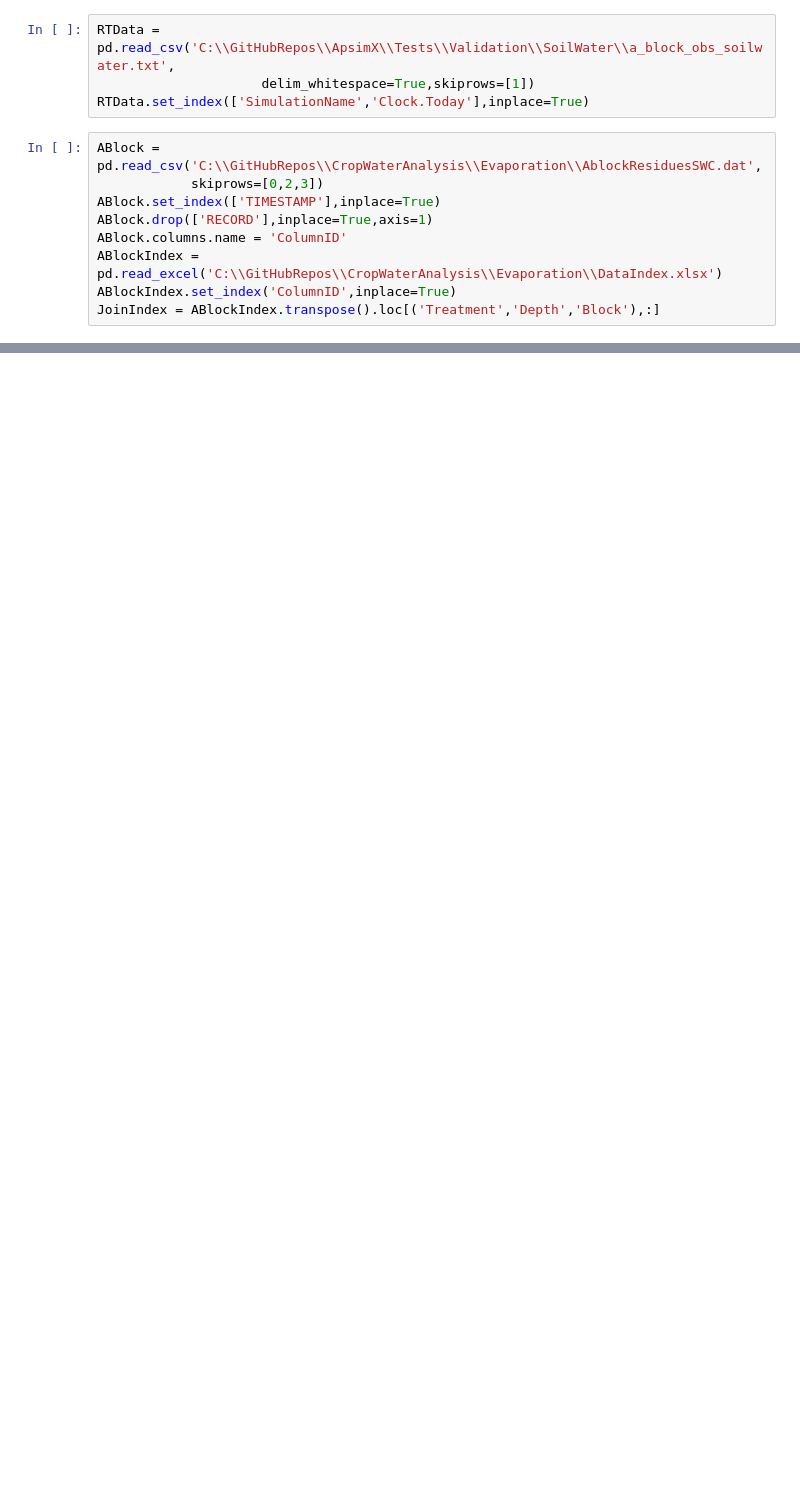
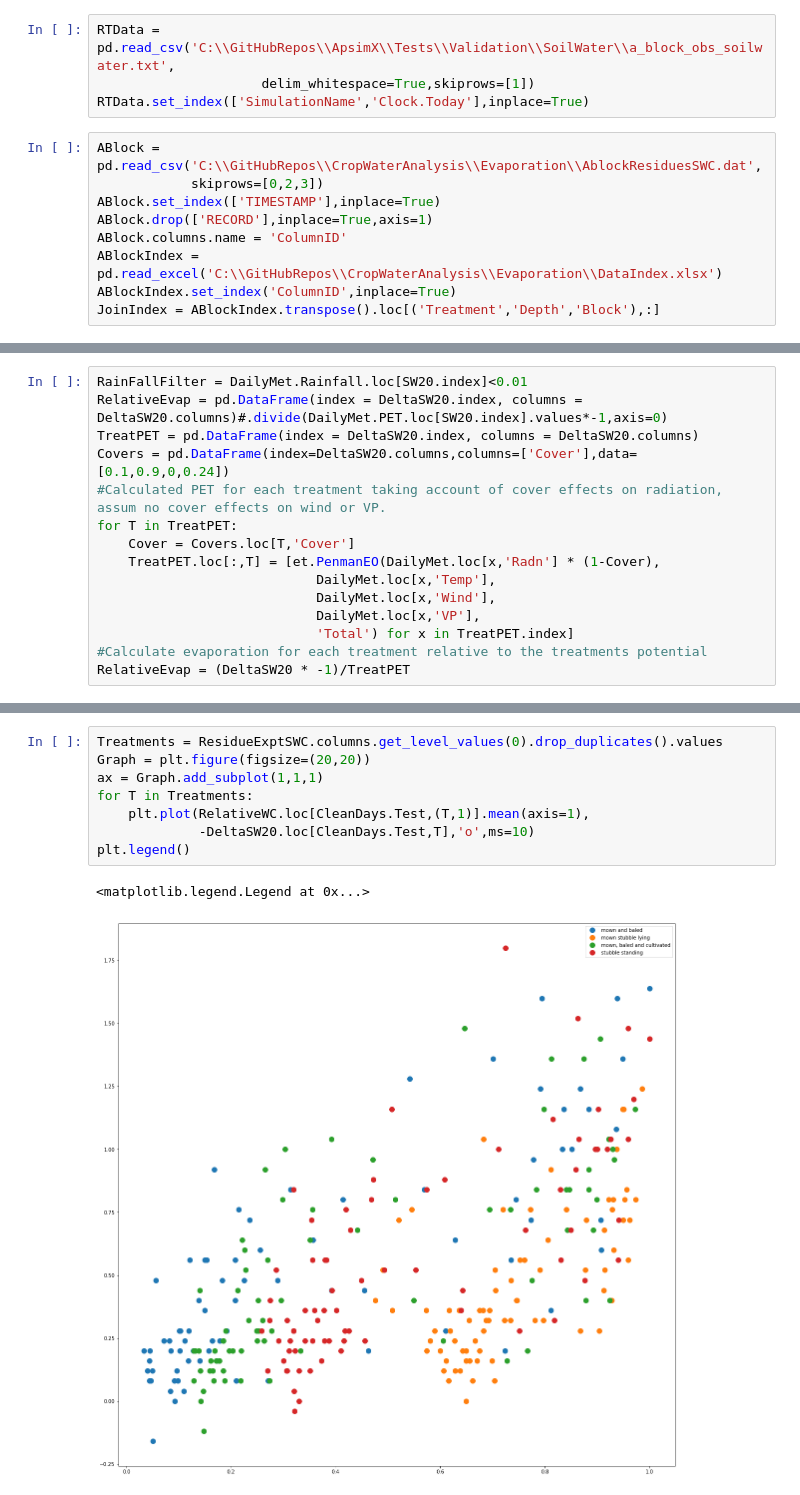
Before and after one commit to HamishBrownPFR/CropWaterAnalysis, a Jupyter notebook: Evaporation/Evaporation.ipynb, the cells around one changed output, grey strips where cells are left out. Drawn from its saved outputs; the diff is of its cells as text; blank space fills up the shorter version.

```diff
--- a/Evaporation/Evaporation.ipynb
+++ b/Evaporation/Evaporation.ipynb
@@ -130,0 +113,15 @@ Evap.loc[treat,'0-20']
+# %%
+RainFallFilter = DailyMet.Rainfall.loc[SW20.index]<0.01
+RelativeEvap = pd.DataFrame(index = DeltaSW20.index, columns = DeltaSW20.columns)#.divide(DailyMet.PET.loc[SW20.index].values*-1,axis=0)
+TreatPET = pd.DataFrame(index = DeltaSW20.index, columns = DeltaSW20.columns)
+Covers = pd.DataFrame(index=DeltaSW20.columns,columns=['Cover'],data=[0.1,0.9,0,0.24])
+#Calculated PET for each treatment taking account of cover effects on radiation, assum no cover effects on wind or VP.
+for T in TreatPET:
+    Cover = Covers.loc[T,'Cover']
+    TreatPET.loc[:,T] = [et.PenmanEO(DailyMet.loc[x,'Radn'] * (1-Cover),
+                            DailyMet.loc[x,'Temp'],
+                            DailyMet.loc[x,'Wind'],
+                            DailyMet.loc[x,'VP'],
+                            'Total') for x in TreatPET.index]
+#Calculate evaporation for each treatment relative to the treatments potential
+RelativeEvap = (DeltaSW20 * -1)/TreatPET
@@ -130,0 +186,11 @@ Evap.loc[treat,'0-20']
+# %%
+Treatments = ResidueExptSWC.columns.get_level_values(0).drop_duplicates().values
+Graph = plt.figure(figsize=(20,20))
+ax = Graph.add_subplot(1,1,1)
+for T in Treatments:
+    plt.plot(RelativeWC.loc[CleanDays.Test,(T,1)].mean(axis=1),
+             -DeltaSW20.loc[CleanDays.Test,T],'o',ms=10)
+plt.legend()
+# %% [output]
+<matplotlib.legend.Legend at 0x...>
+[figure, added]
```
Also changed, not shown: parts of 24 cells of this notebook.
